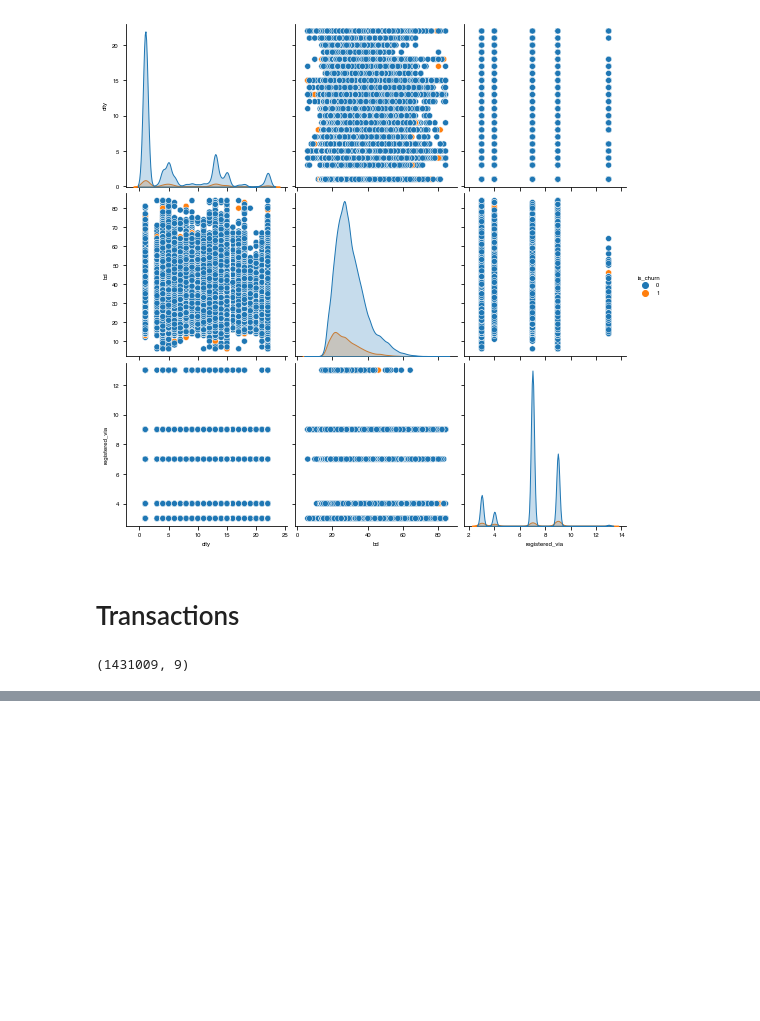
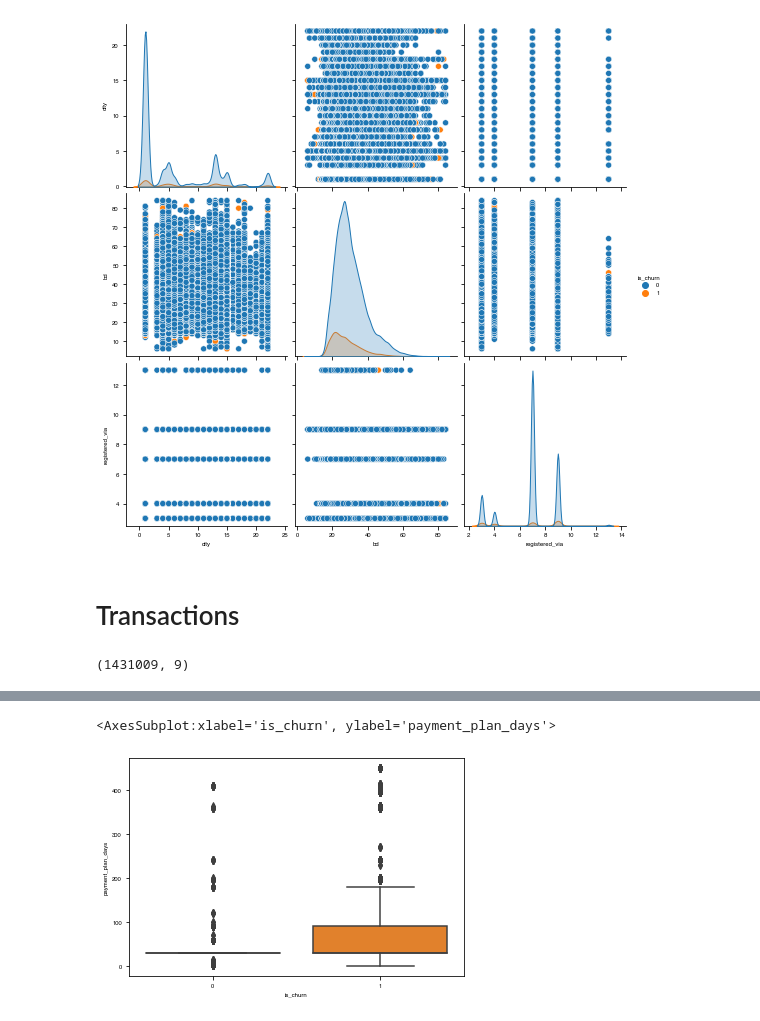
Before and after one commit to ohanid/SD701, a Jupyter notebook: Project/Project_SD701.ipynb, the cells around one changed output, grey strips where cells are left out. Saved outputs shown, nothing was run; the diff lists cells and outputs as text; code cells hidden in the pictures; blank space fills up the shorter version.

```diff
--- a/Project/Project_SD701.ipynb
+++ b/Project/Project_SD701.ipynb
@@ -281,5 +347,8 @@ dxp.count('payment_plan_days', data=train_transactions, split='is_churn', normal
 # %%
-sns.boxplot(x='is_churn', y='payment_plan_days', data=train_transactions)
+sns.boxplot(x='is_churn', y='payment_plan_days', data=train_mt)
+# %% [output]
+<AxesSubplot:xlabel='is_churn', ylabel='payment_plan_days'>
+[figure, added]
 # %%
 # check how they define payment_plan_days to define whats an outlier
 # %%
```
Also changed, not shown: parts of 51 cells of this notebook.
